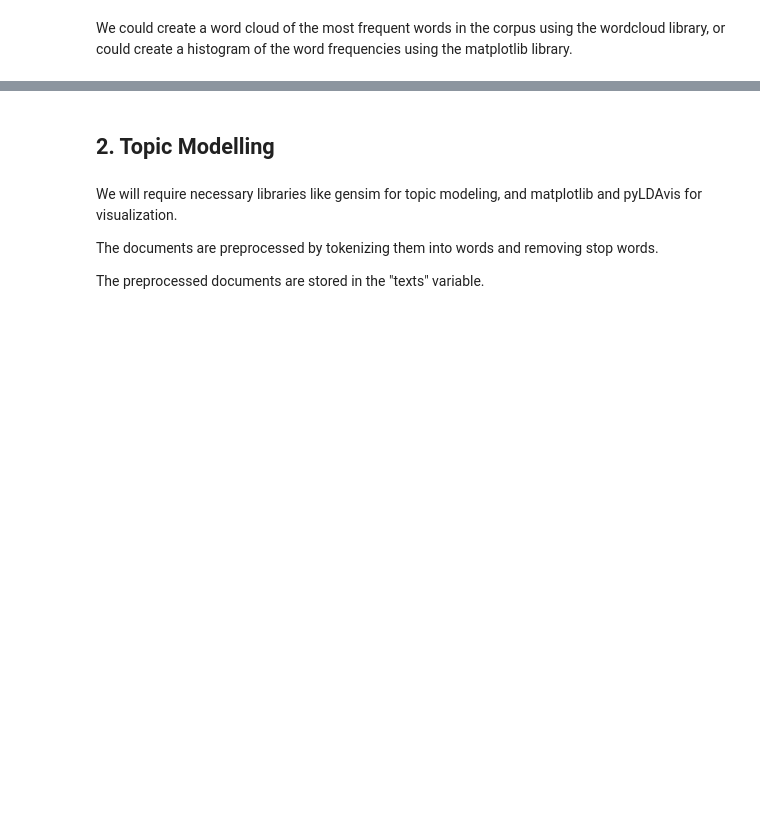
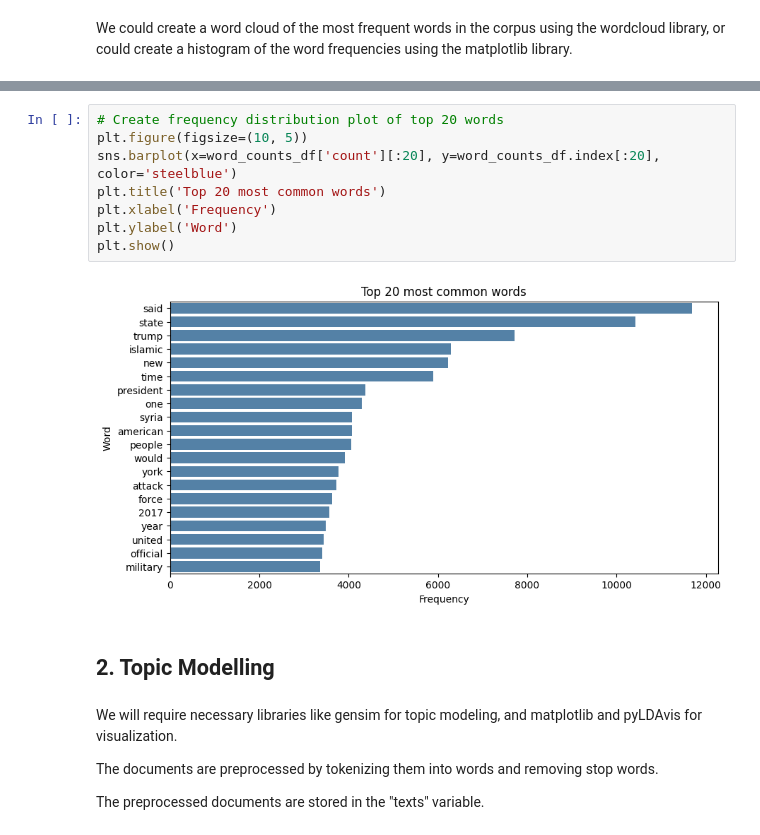
Before and after one commit to CIS-6397-Textmining-Spring-2023/miniproject3-miniproject3_group-6, a Jupyter notebook: MiniProject3-Group6.ipynb, the cells around one changed output, grey strips where cells are left out. Saved outputs shown, nothing was run; the diff lists cells and outputs as text; blank space fills up the shorter version.

```diff
--- a/MiniProject3-Group6.ipynb
+++ b/MiniProject3-Group6.ipynb
@@ -126,3 +109,13 @@ plt.show()
+# %%
+# Create frequency distribution plot of top 20 words
+plt.figure(figsize=(10, 5))
+sns.barplot(x=word_counts_df['count'][:20], y=word_counts_df.index[:20], color='steelblue')
+plt.title('Top 20 most common words')
+plt.xlabel('Frequency')
+plt.ylabel('Word')
+plt.show()
+# %% [output]
+[figure, added]
 # %% [markdown]
 ## 2. Topic Modelling
 # %% [markdown]
```
Also changed, not shown: parts of 21 cells of this notebook, 2 other files.
